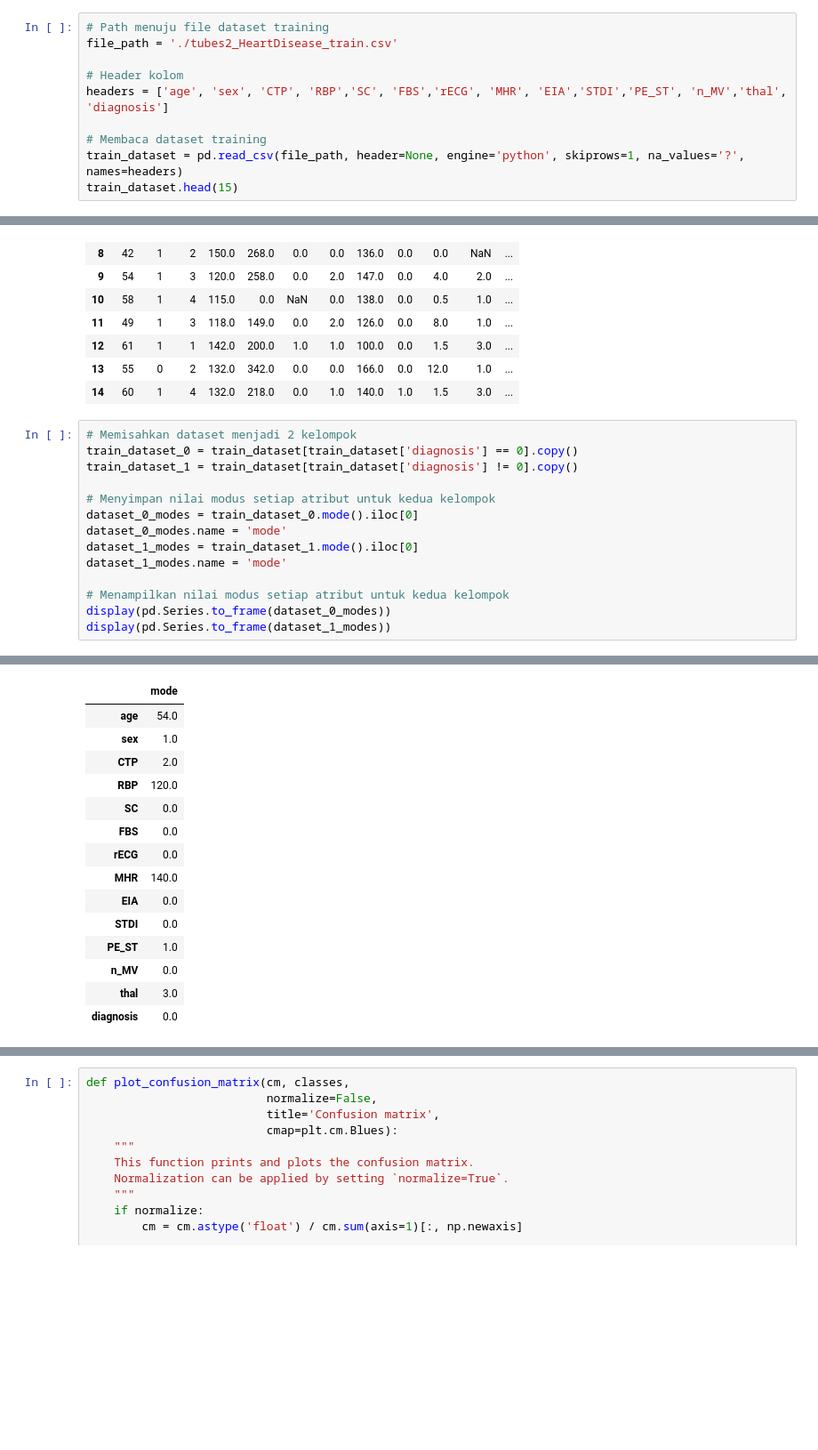
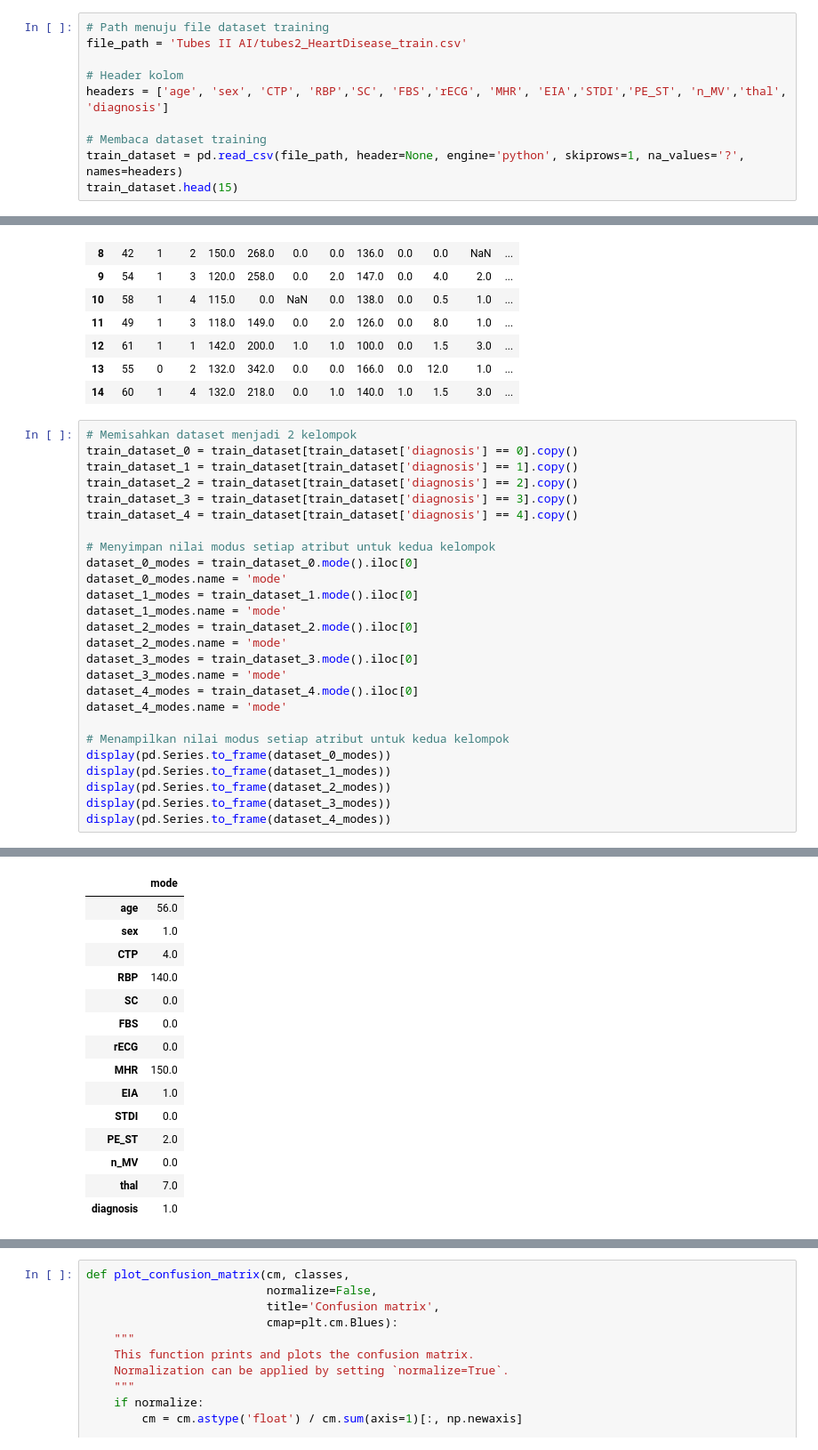
Before and after one commit to AgeMagi/Tubes2-AI, a Jupyter notebook: 13516079.ipynb, the cells around one changed output, grey strips where cells are left out. Shown at 89% size. Drawn from its saved outputs; the diff is of its cells as text; blank space fills up the shorter version.

```diff
--- a/13516079.ipynb
+++ b/13516079.ipynb
@@ -21,6 +19,6 @@ ModuleNotFoundError: No module named 'seaborn'
 # %%
 # Path menuju file dataset training
-file_path = './tubes2_HeartDisease_train.csv'
+file_path = 'Tubes II AI/tubes2_HeartDisease_train.csv'
 
 # Header kolom
 headers = ['age', 'sex', 'CTP', 'RBP','SC', 'FBS','rECG', 'MHR', 'EIA','STDI','PE_ST', 'n_MV','thal', 'diagnosis']
@@ -48,15 +46,27 @@ train_dataset.head(15)
 # %%
 # Memisahkan dataset menjadi 2 kelompok
 train_dataset_0 = train_dataset[train_dataset['diagnosis'] == 0].copy()
-train_dataset_1 = train_dataset[train_dataset['diagnosis'] != 0].copy()
+train_dataset_1 = train_dataset[train_dataset['diagnosis'] == 1].copy()
+train_dataset_2 = train_dataset[train_dataset['diagnosis'] == 2].copy()
+train_dataset_3 = train_dataset[train_dataset['diagnosis'] == 3].copy()
+train_dataset_4 = train_dataset[train_dataset['diagnosis'] == 4].copy()
 
 # Menyimpan nilai modus setiap atribut untuk kedua kelompok
 dataset_0_modes = train_dataset_0.mode().iloc[0]
 dataset_0_modes.name = 'mode'
 dataset_1_modes = train_dataset_1.mode().iloc[0]
 dataset_1_modes.name = 'mode'
+dataset_2_modes = train_dataset_2.mode().iloc[0]
+dataset_2_modes.name = 'mode'
+dataset_3_modes = train_dataset_3.mode().iloc[0]
+dataset_3_modes.name = 'mode'
+dataset_4_modes = train_dataset_4.mode().iloc[0]
+dataset_4_modes.name = 'mode'
 
 # Menampilkan nilai modus setiap atribut untuk kedua kelompok
 display(pd.Series.to_frame(dataset_0_modes))
 display(pd.Series.to_frame(dataset_1_modes))
+display(pd.Series.to_frame(dataset_2_modes))
+display(pd.Series.to_frame(dataset_3_modes))
+display(pd.Series.to_frame(dataset_4_modes))
 # %% [output]
@@ -66,16 +88,16 @@ display(pd.Series.to_frame(dataset_1_modes))
 |  | mode |
-| age | 54.0 |
+| age | 56.0 |
 | sex | 1.0 |
-| CTP | 2.0 |
-| RBP | 120.0 |
+| CTP | 4.0 |
+| RBP | 140.0 |
 | SC | 0.0 |
 | FBS | 0.0 |
 | rECG | 0.0 |
-| MHR | 140.0 |
-| EIA | 0.0 |
+| MHR | 150.0 |
+| EIA | 1.0 |
 | STDI | 0.0 |
-| PE_ST | 1.0 |
+| PE_ST | 2.0 |
 | n_MV | 0.0 |
-| thal | 3.0 |
-| diagnosis | 0.0 |
+| thal | 7.0 |
+| diagnosis | 1.0 |
 |  | mode |
```
Also changed, not shown: parts of 50 cells of this notebook.
